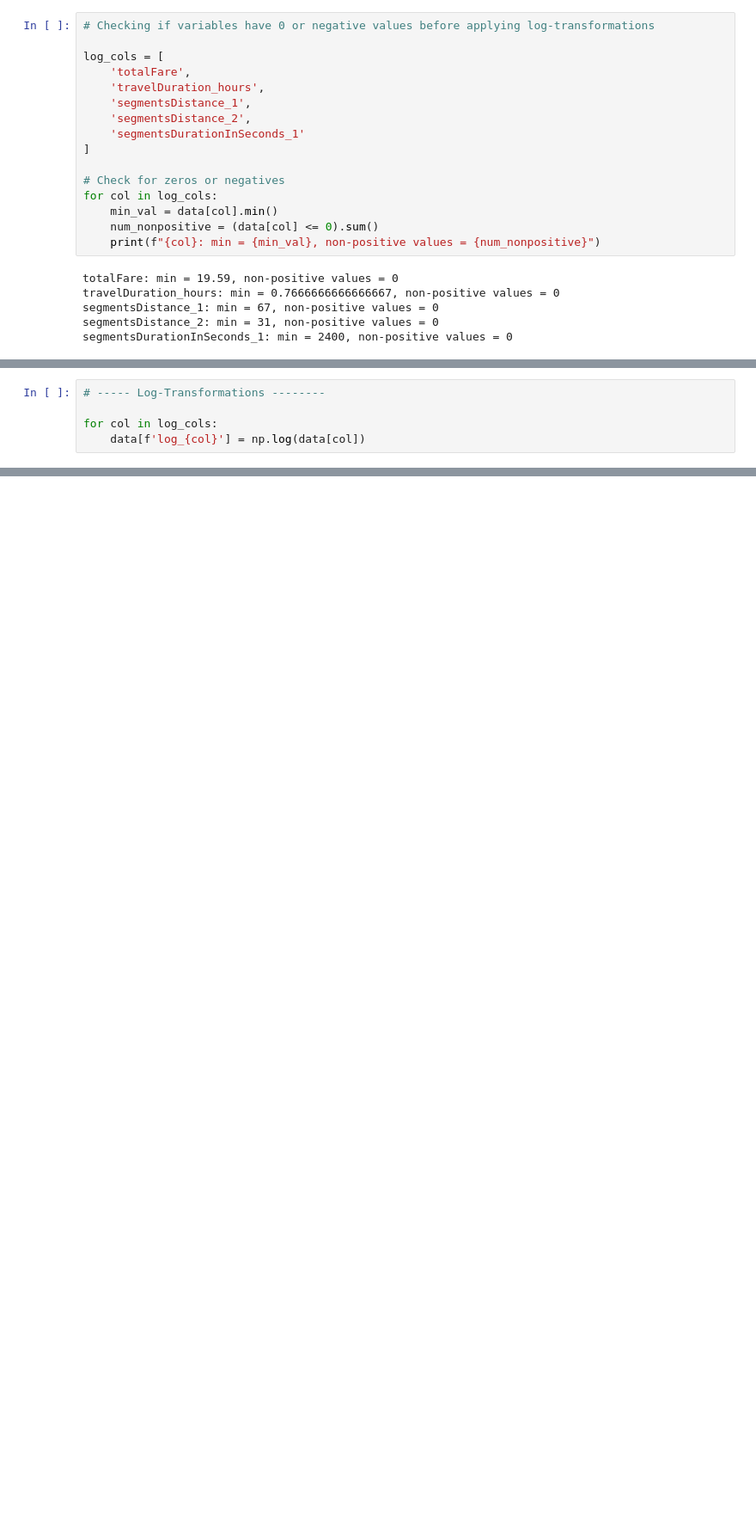
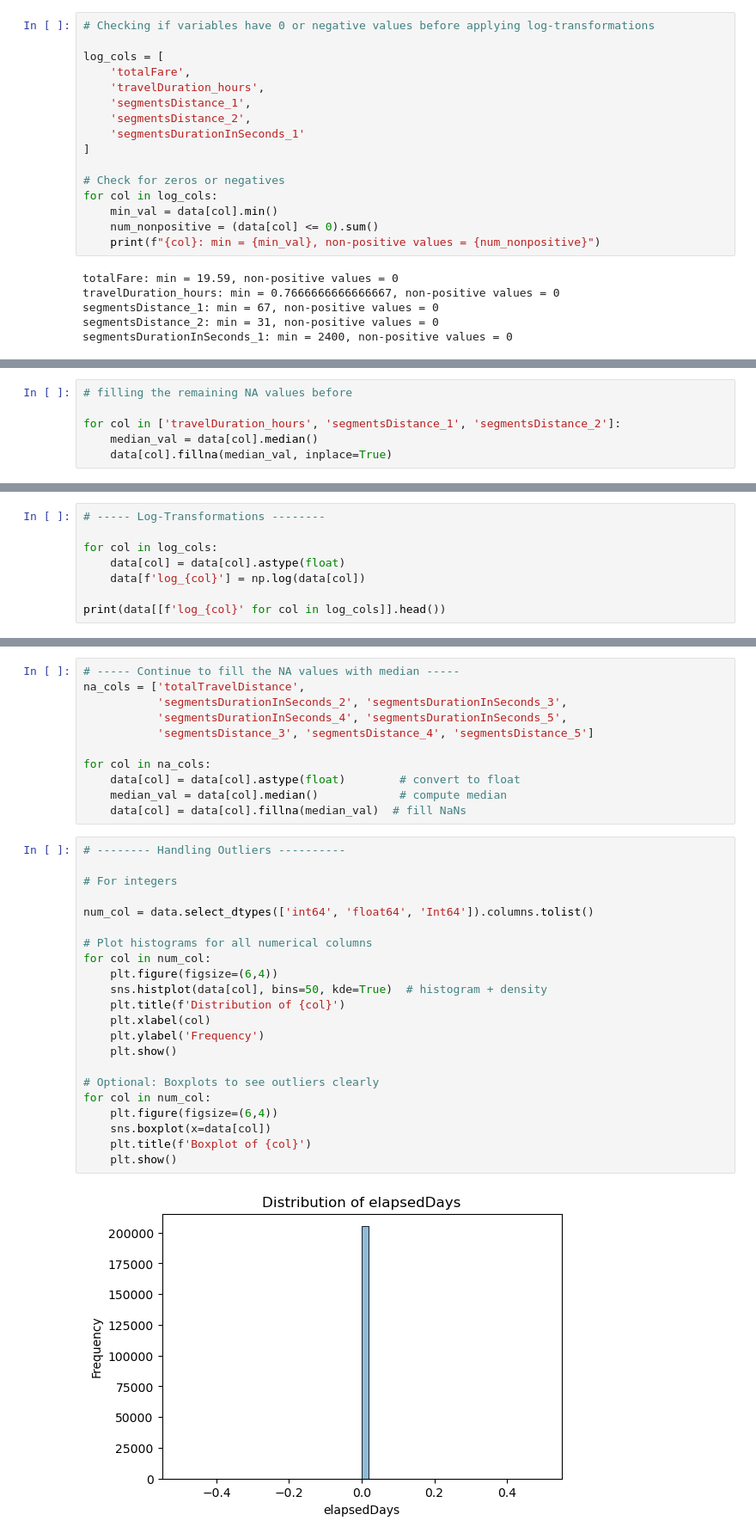
Before and after one commit to andreavreug/Airline-Fare-Prediction, a Jupyter notebook: Pricing_Analysis.ipynb, the cells around one changed output, grey strips where cells are left out. Shown at 86% size. Cells and saved outputs as stored; diff of their text form; blank space fills up the shorter version.

Commit message:
Outliers

```diff
--- a/Pricing_Analysis.ipynb
+++ b/Pricing_Analysis.ipynb
@@ -467,0 +471,6 @@ segmentsDurationInSeconds_1: min = 2400, non-positive values = 0
+# %%
+# filling the remaining NA values before
+
+for col in ['travelDuration_hours', 'segmentsDistance_1', 'segmentsDistance_2']:
+    median_val = data[col].median()
+    data[col].fillna(median_val, inplace=True)
@@ -469,4 +497,7 @@ segmentsDurationInSeconds_1: min = 2400, non-positive values = 0
 # ----- Log-Transformations --------
 
 for col in log_cols:
+    data[col] = data[col].astype(float)
     data[f'log_{col}'] = np.log(data[col])
+
+print(data[[f'log_{col}' for col in log_cols]].head())
@@ -472,0 +518,35 @@ for col in log_cols:
+# %%
+# ----- Continue to fill the NA values with median -----
+na_cols = ['totalTravelDistance',
+           'segmentsDurationInSeconds_2', 'segmentsDurationInSeconds_3',
+           'segmentsDurationInSeconds_4', 'segmentsDurationInSeconds_5',
+           'segmentsDistance_3', 'segmentsDistance_4', 'segmentsDistance_5']
+
+for col in na_cols:
+    data[col] = data[col].astype(float)        # convert to float
+    median_val = data[col].median()            # compute median
+    data[col] = data[col].fillna(median_val)  # fill NaNs
+# %%
+# -------- Handling Outliers ----------
+
+# For integers
+
+num_col = data.select_dtypes(['int64', 'float64', 'Int64']).columns.tolist()
+
+# Plot histograms for all numerical columns
+for col in num_col:
+    plt.figure(figsize=(6,4))
+    sns.histplot(data[col], bins=50, kde=True)  # histogram + density
+    plt.title(f'Distribution of {col}')
+    plt.xlabel(col)
+    plt.ylabel('Frequency')
+    plt.show()
+
+# Optional: Boxplots to see outliers clearly
+for col in num_col:
+    plt.figure(figsize=(6,4))
+    sns.boxplot(x=data[col])
+    plt.title(f'Boxplot of {col}')
+    plt.show()
+# %% [output]
+[figure, added]
```
Also changed, not shown: parts of 6 cells of this notebook.
